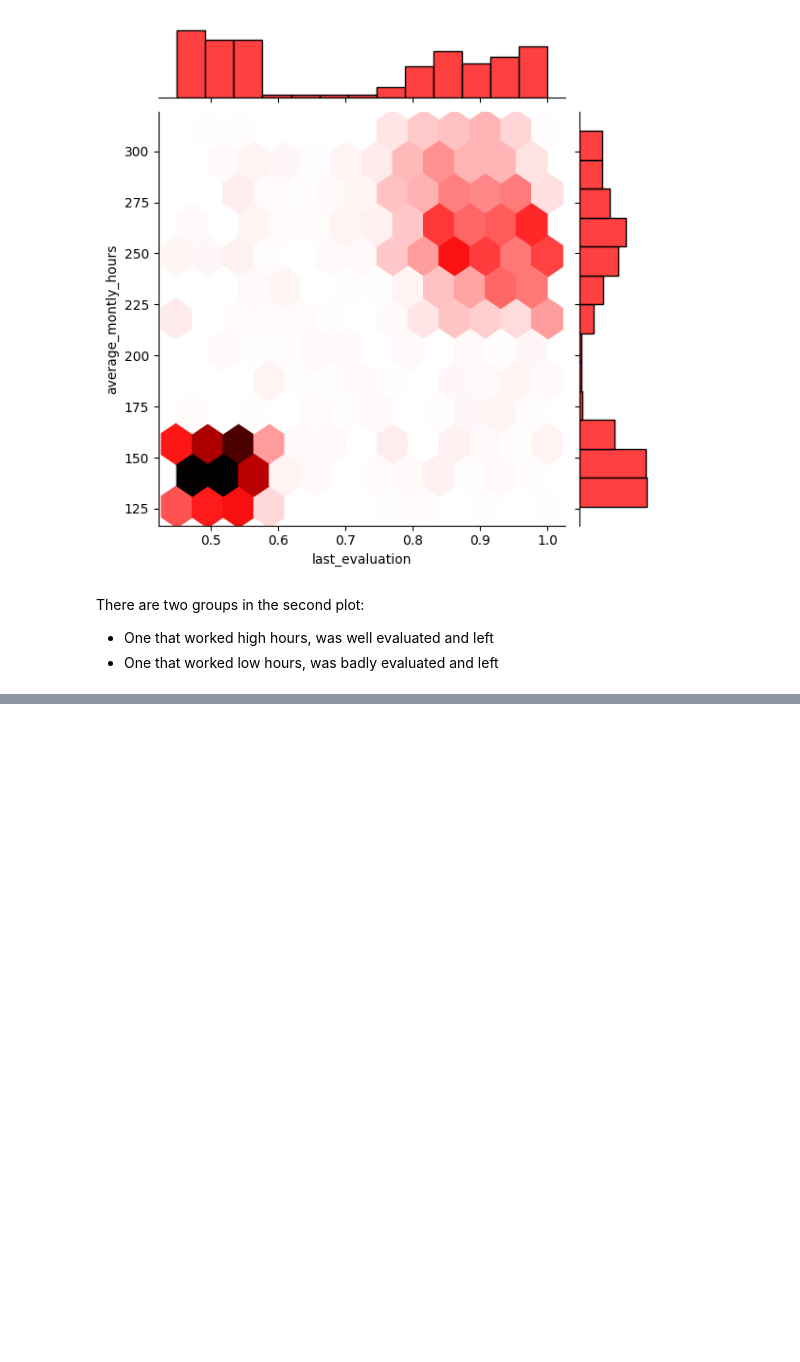
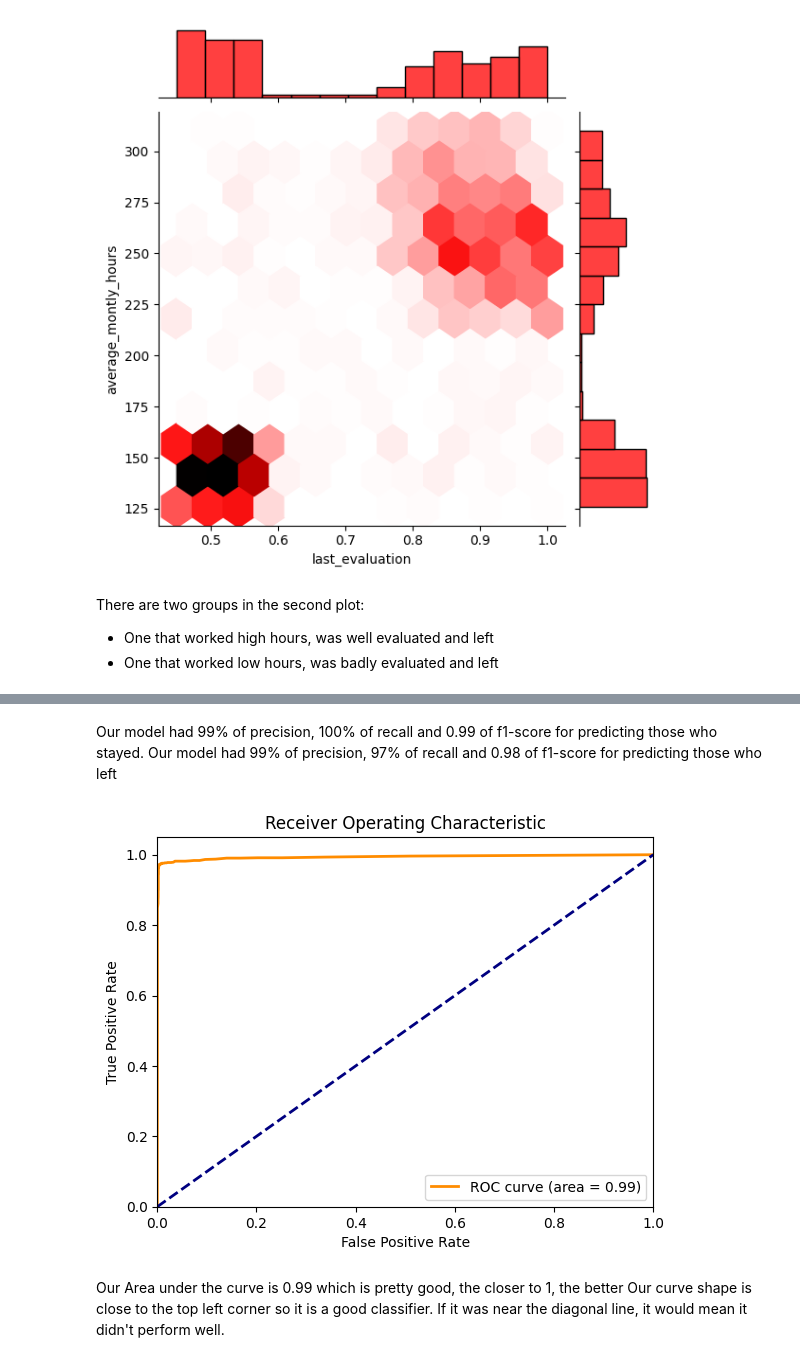
Before and after one commit to DGayer93/HR_Analytics_Project, a Jupyter notebook: hr_analytics.ipynb, the cells around one changed output, grey strips where cells are left out. Saved outputs shown, nothing was run; the diff lists cells and outputs as text; code cells hidden in the pictures; blank space fills up the shorter version.

Commit message:
finished predictions

```diff
--- a/hr_analytics.ipynb
+++ b/hr_analytics.ipynb
@@ -312,0 +326,9 @@ def heatmap_plotter(df,col1,col2):
+# %%
+preprocessor = ColumnTransformer(
+    transformers=[
+        ('onehot',one_hot_encoder,['Department']),
+        ('ordinal',ordinal_encoder,['salary'])
+
+    ],
+    remainder='passthrough'
+)
@@ -312,0 +339,7 @@ def heatmap_plotter(df,col1,col2):
+# %%
+pipeline = Pipeline(steps=[
+    ('preprocessor', preprocessor),
+    ('classifier', RandomForestClassifier(random_state=12))
+])
+# %%
+pipeline.fit(X_train,y_train)
@@ -312,0 +366,5 @@ def heatmap_plotter(df,col1,col2):
+# %%
+#Class predictions
+y_pred = pipeline.predict(X_test)
+#Probality predictions
+y_proba = pipeline.predict_proba(X_test)[:,1]
@@ -312,0 +394,24 @@ def heatmap_plotter(df,col1,col2):
+# %% [markdown]
+Our model had 99% of precision, 100% of recall and 0.99 of f1-score for predicting those who stayed.
+Our model had 99% of precision, 97% of recall and 0.98 of f1-score for predicting those who left
+# %%
+# ROC Curve and AUC
+fpr, tpr, _ = roc_curve(y_test, y_proba)
+roc_auc = auc(fpr, tpr)
+
+# Plotting ROC Curve
+plt.figure()
+plt.plot(fpr, tpr, color='darkorange', lw=2, label='ROC curve (area = %0.2f)' % roc_auc)
+plt.plot([0, 1], [0, 1], color='navy', lw=2, linestyle='--')
+plt.xlim([0.0, 1.0])
+plt.ylim([0.0, 1.05])
+plt.xlabel('False Positive Rate')
+plt.ylabel('True Positive Rate')
+plt.title('Receiver Operating Characteristic')
+plt.legend(loc="lower right")
+plt.show()
+# %% [output]
+[figure, added]
+# %% [markdown]
+Our Area under the curve is 0.99 which is pretty good, the closer to 1, the better
+Our curve shape is close to the top left corner so it is a good classifier. If it was near the diagonal line, it would mean it didn't perform well.
```
Also changed, not shown: parts of 16 cells of this notebook.
